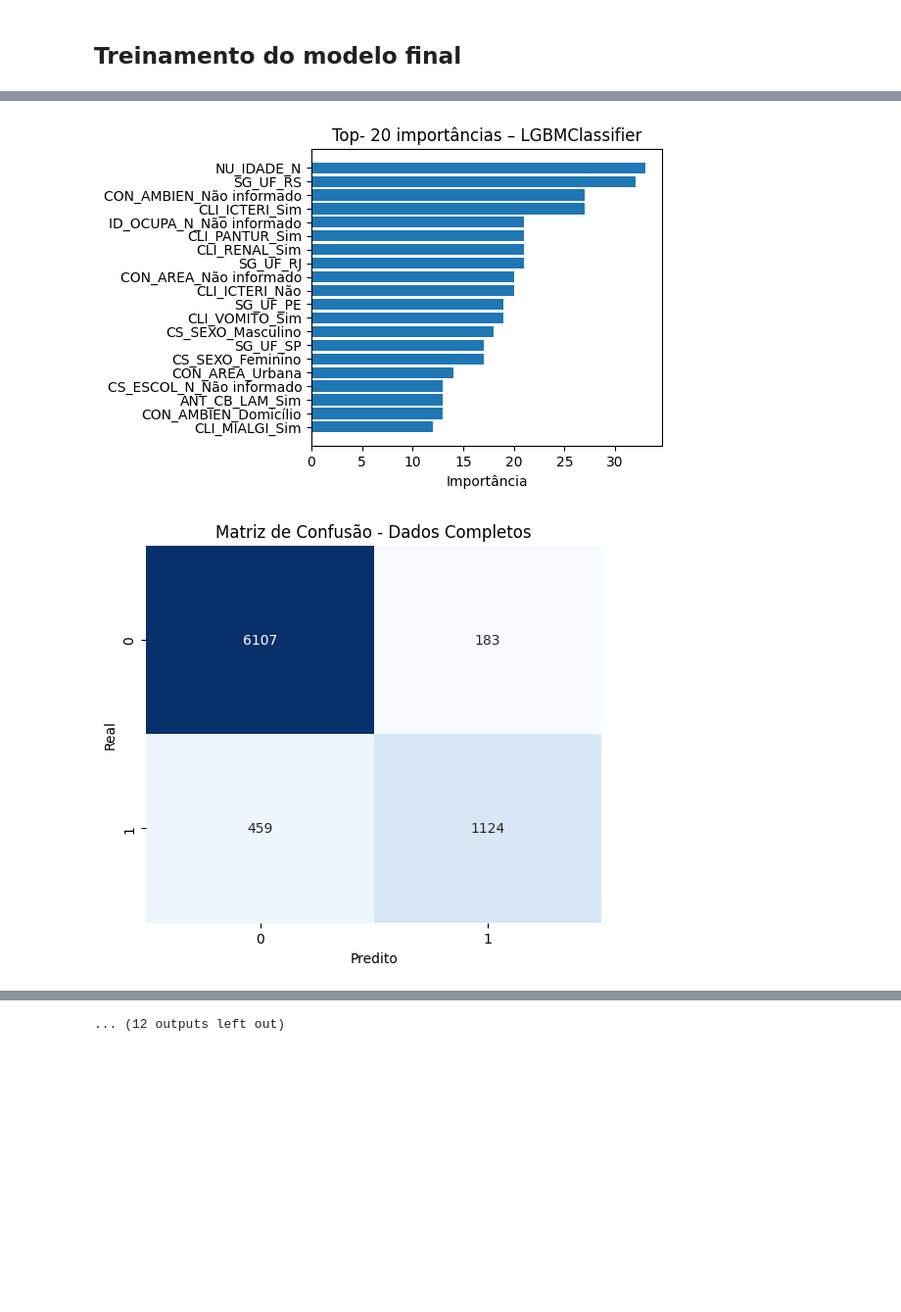
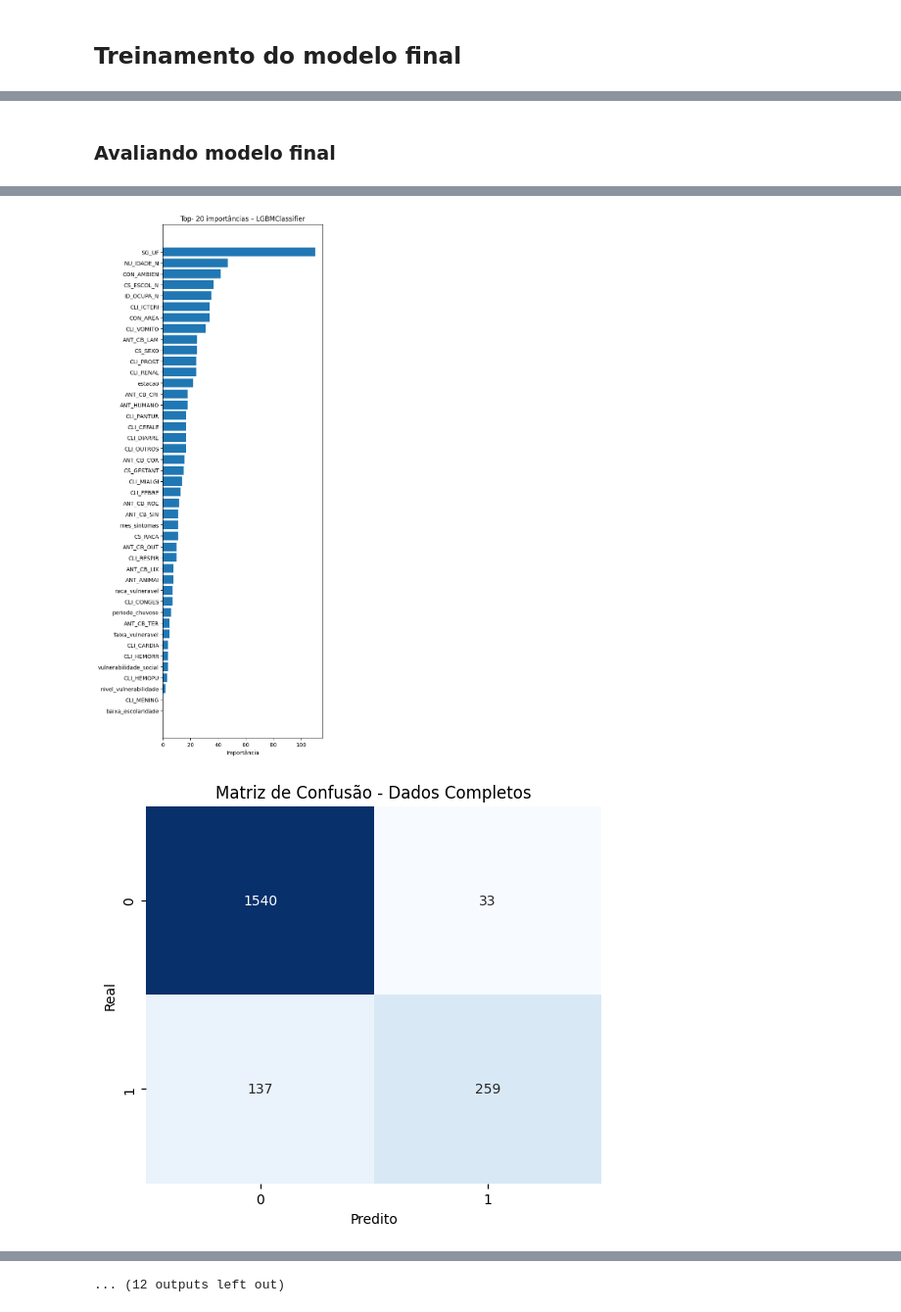
Before and after one commit to diego-pereira-de-lima/ita-project, a Jupyter notebook: notebooks_modelagem/modelagem_v2_robust_optuna.ipynb, the cells around one changed output, grey strips where cells are left out. Shown at 98% size. Saved outputs shown, nothing was run; the diff lists cells and outputs as text; code cells hidden in the pictures; blank space fills up the shorter version.

Commit message:
fix: ajust features importance graph

```diff
--- a/notebooks_modelagem/modelagem_v2_robust_optuna.ipynb
+++ b/notebooks_modelagem/modelagem_v2_robust_optuna.ipynb
@@ -101,7 +104,7 @@ if target_col == 'CLASSI_FIN':
     })
 
 ## Amostragem estratificada
-amostragem = df.groupby("alvo").sample(frac=0.20, random_state=42).copy()
+amostragem = df.groupby("alvo").sample(frac=0.05, random_state=42).copy()
 
 X_data=amostragem[triage_features]
 y_data = amostragem['alvo']
@@ -754,3 +769,5 @@ final_model.set_params(**final_params)
 cat_cols, num_cols = get_feature_types(X_data)
 
 final_pipeline = build_pipeline(final_model, cat_cols, num_cols)
+# %% [markdown]
+### Avaliando modelo final
@@ -772,52 +831,54 @@ for train_idx, test_idx in outer_cv.split(X_data, y_data):
     final_pipeline.fit(X_train,y_train)
 
 
-    # 1. Recuperar nomes das features após o ColumnTransformer
-    preproc  = final_pipeline.named_steps['preprocessor']
-    model    = final_pipeline.named_steps['model']
-    top_k=20
+    model = final_pipeline.named_steps["model"]   # <-- trocado aqui
+
+    if hasattr(model, "feature_importances_"):
+        importances = model.feature_importances_
+
+    elif hasattr(model, "coef_"):
+        importances = model.coef_.ravel()
+
+    else:
+        raise ValueError("Este modelo não possui atributo de importância.")
 
 
 
-    # num_features
-    num_features = preproc.transformers_[0][2]
+    # 3. DF DE IMPORTÂNCIAS COM FEATURES PÓS-PREPROCESSAMENTO
 
-    # cat_features (expandidos pelo OneHot)
-    cat_encoder      = preproc.named_transformers_['cat'].get_feature_names_out()
 
-    cat_features_raw  = preproc.transformers_[1][2]
-    cat_feature_names = preproc.named_transformers_["cat"].get_feature_names_out(cat_features_raw)
+    preproc = final_pipeline.named_steps["preprocessor"]   # <-- trocado aqui
+    feature_names = get_feature_names(preproc)
 
-    feature_names = np.concatenate([num_features, cat_feature_names])
+    df_imp = pd.DataFrame({
+        "feature": feature_names,
+        "importance": importances
+    })
 
-    # 2. Extrair importâncias
-    if hasattr(model, "feature_importances_"):
-        # RandomForest, XGBClassifier, LGBMClassifier
-        importances = model.feature_importances_
 
-    elif isinstance(model, SVC) and model.kernel == "linear":
-        # |coef_| para SVM linear
-        importances = np.abs(model.coef_).flatten()
+    # 5. APLICA FUZZY MATCH EM TODAS AS FEATURES
+    df_imp["original_var"] = df_imp["feature"].apply(
+        lambda x: fuzzy_match_original(x, triage_features)
+    )
 
-    else:
-        # Qualquer modelo sem atributo nativo → permutação
-        perm = permutation_importance(
-            final_pipeline, X_val, y_val,
-            n_repeats=10, scoring="roc_auc",
-            n_jobs=-1, random_state=42
-        )
-        importances = perm.importances_mean
+    # Remove features que não encontraram correspondência
+    df_imp = df_imp[df_imp["original_var"].notna()].copy()
 
-    # 3. Organizar e selecionar as k variáveis mais relevantes
-    imp_df = (pd.DataFrame({"feature": feature_names,
-                            "importance": importances})
-                .sort_values("importance", ascending=False)
-                .head(top_k))
+    # 6. AGRUPA IMPORTÂNCIA POR VARIÁVEL ORIGINAL
+
+
+    df_grouped = (
+        df_imp.groupby("original_var")["importance"]
+              .sum()
+              .sort_values(ascending=False)
+              .reset_index()
+    )
+    df_grouped.rename({'original_var':'feature'},axis=1,inplace=True)
 
     #Plotando o gráfico
-    plt.figure(figsize=(6, 4))
-    plt.barh(imp_df["feature"][::-1],
-            imp_df["importance"][::-1])
+    plt.figure(figsize=(6, 14))
+    plt.barh(df_grouped["feature"][::-1],
+            df_grouped["importance"][::-1])
     plt.xlabel("Importância")
     plt.title(f"Top- {top_k} importâncias – {type(model).__name__}")
     plt.tight_layout()
@@ -896,3 +958,3 @@ You can set `force_col_wise=true` to remove the overhead.
 [LightGBM] [Info] [binary:BoostFromScore]: pavg=0.500000 -> initscore=0.000000
-[figure, old version]
+[figure, new version]
-[figure, old version]
+[figure, new version]
```
Also changed, not shown: parts of 17 cells of this notebook.
